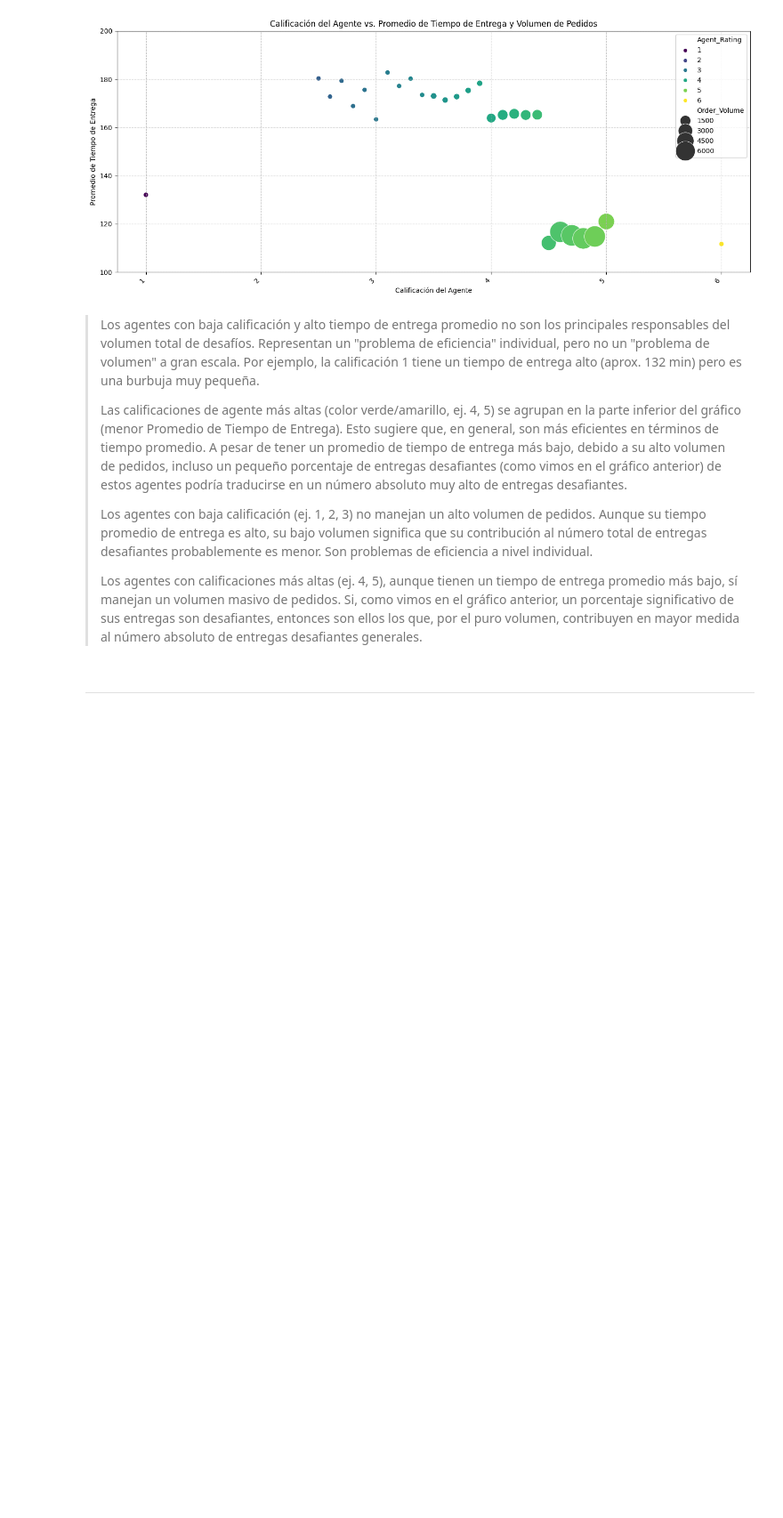
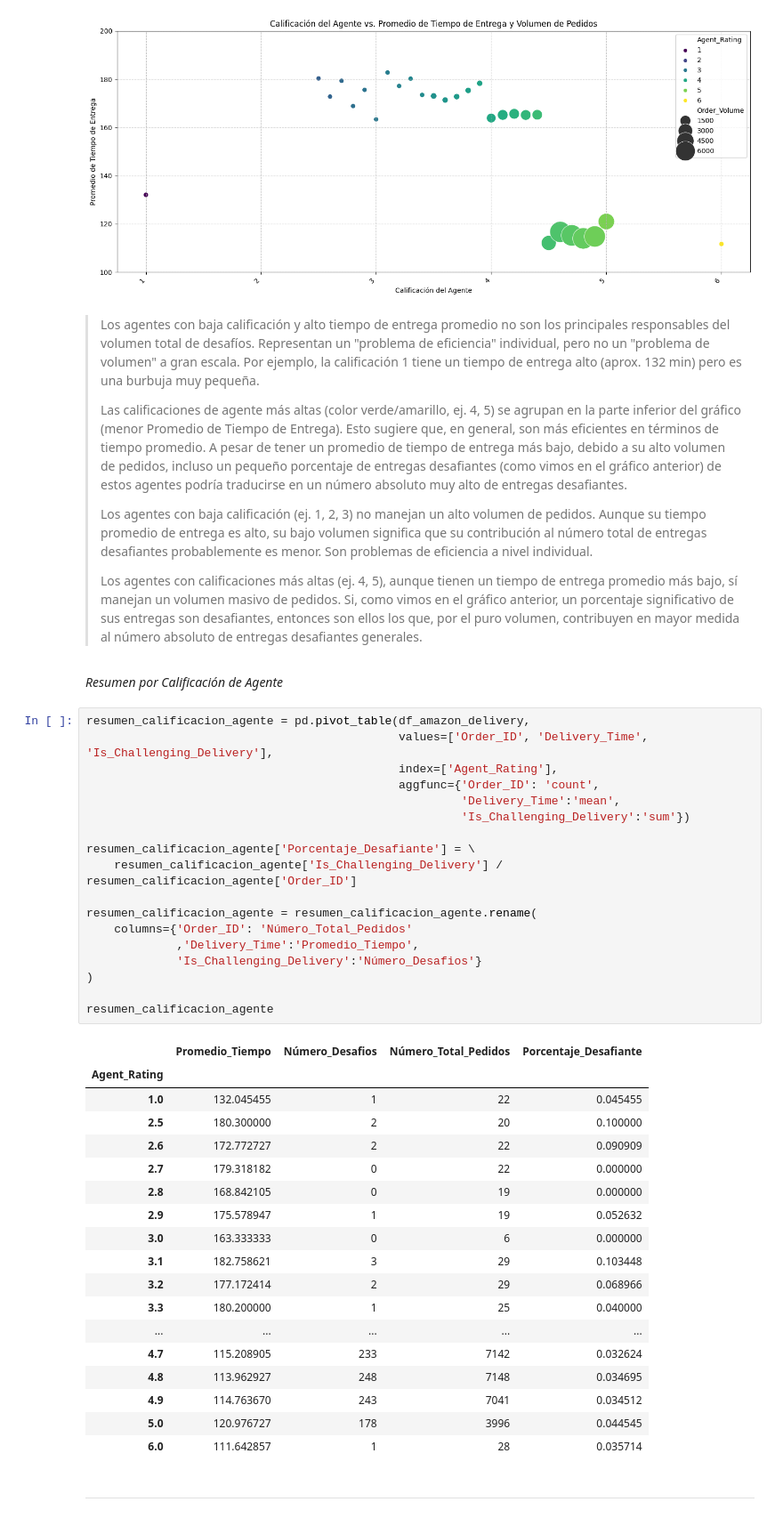
Before and after one commit to SaitoM17/amazon_delivery, a Jupyter notebook: notebooks/eda.ipynb, the cells around one changed output. Shown: that part at 89% size. Cells and saved outputs as stored; diff of their text form; blank space fills up the shorter version.

Commit message:
feat(eda): Código para creación de tabla resumen por calificación de agente

```diff
--- a/notebooks/eda.ipynb
+++ b/notebooks/eda.ipynb
@@ -657,6 +657,45 @@ plt.show()
 >Los agentes con baja calificación (ej. 1, 2, 3) no manejan un alto volumen de pedidos. Aunque su tiempo promedio de entrega es alto, su bajo volumen significa que su contribución al número total de entregas desafiantes probablemente es menor. Son problemas de eficiencia a nivel individual.
 >
 >Los agentes con calificaciones más altas (ej. 4, 5), aunque tienen un tiempo de entrega promedio más bajo, sí manejan un volumen masivo de pedidos. Si, como vimos en el gráfico anterior, un porcentaje significativo de sus entregas son desafiantes, entonces son ellos los que, por el puro volumen, contribuyen en mayor medida al número absoluto de entregas desafiantes generales.
+# %% [markdown]
+*Resumen por Calificación de Agente*
+# %%
+resumen_calificacion_agente = pd.pivot_table(df_amazon_delivery,
+                                             values=['Order_ID', 'Delivery_Time', 'Is_Challenging_Delivery'],
+                                             index=['Agent_Rating'],
+                                             aggfunc={'Order_ID': 'count',
+                                                      'Delivery_Time':'mean',
+                                                      'Is_Challenging_Delivery':'sum'})
+
+resumen_calificacion_agente['Porcentaje_Desafiante'] = \
+    resumen_calificacion_agente['Is_Challenging_Delivery'] / resumen_calificacion_agente['Order_ID']
+
+resumen_calificacion_agente = resumen_calificacion_agente.rename(
+    columns={'Order_ID': 'Número_Total_Pedidos'
+             ,'Delivery_Time':'Promedio_Tiempo',
+             'Is_Challenging_Delivery':'Número_Desafios'}
+)
+
+resumen_calificacion_agente
+# %% [output]
+|  | Promedio_Tiempo | Número_Desafios | Número_Total_Pedidos | Porcentaje_Desafiante |
+| Agent_Rating |  |  |  |  |
+| 1.0 | 132.045455 | 1 | 22 | 0.045455 |
+| 2.5 | 180.300000 | 2 | 20 | 0.100000 |
+| 2.6 | 172.772727 | 2 | 22 | 0.090909 |
+| 2.7 | 179.318182 | 0 | 22 | 0.000000 |
+| 2.8 | 168.842105 | 0 | 19 | 0.000000 |
+| 2.9 | 175.578947 | 1 | 19 | 0.052632 |
+| 3.0 | 163.333333 | 0 | 6 | 0.000000 |
+| 3.1 | 182.758621 | 3 | 29 | 0.103448 |
+| 3.2 | 177.172414 | 2 | 29 | 0.068966 |
+| 3.3 | 180.200000 | 1 | 25 | 0.040000 |
+| ... | ... | ... | ... | ... |
+| 4.7 | 115.208905 | 233 | 7142 | 0.032624 |
+| 4.8 | 113.962927 | 248 | 7148 | 0.034695 |
+| 4.9 | 114.763670 | 243 | 7041 | 0.034512 |
+| 5.0 | 120.976727 | 178 | 3996 | 0.044545 |
+| 6.0 | 111.642857 | 1 | 28 | 0.035714 |
 # %% [markdown]
 ----
 # %% [markdown]
```
